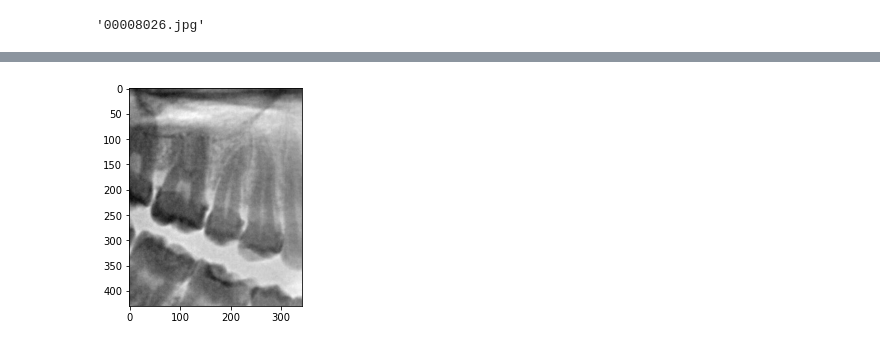
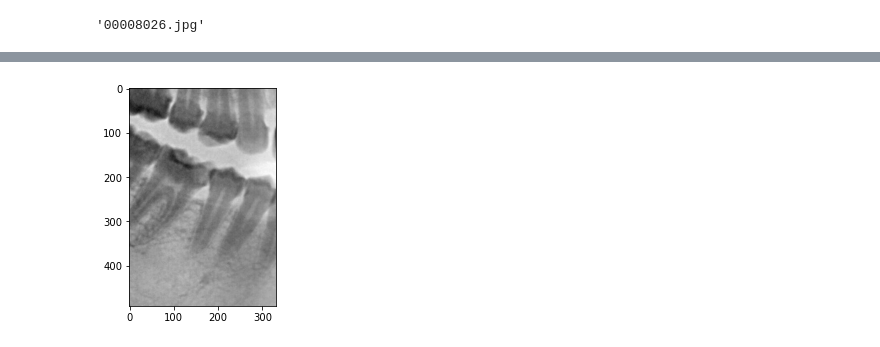
Before and after one commit to alan8365/dentist-CV, a Jupyter notebook: shortcut/quick_rotate_and_zooming_demo.ipynb, the cells around one changed output, grey strips where cells are left out. Cells and saved outputs as stored; diff of their text form; code cells hidden in the pictures.

```diff
--- a/shortcut/quick_rotate_and_zooming_demo.ipynb
+++ b/shortcut/quick_rotate_and_zooming_demo.ipynb
@@ -38,12 +42,12 @@ image_path.name
 # %%
-source, flag, tooth_position, teeth_roi_split_teeth = quick_get_roi(image_path, roi_index=0)
+source, flag, tooth_position, teeth_roi_split_teeth, target_roi = quick_get_roi(image_path, roi_index=3)
 teeth_roi_split_teeth = teeth_roi_split_teeth[image_path.stem]
 
 # margin = 50
 plt.gray()
-plt.imshow(1 - im_g)
+plt.imshow(1 - source)
 
 plt.show()
 # %% [output]
-[figure, old version]
+[figure, new version]
 # %%
```
Also changed, not shown: parts of 6 cells of this notebook, 9 other files.
